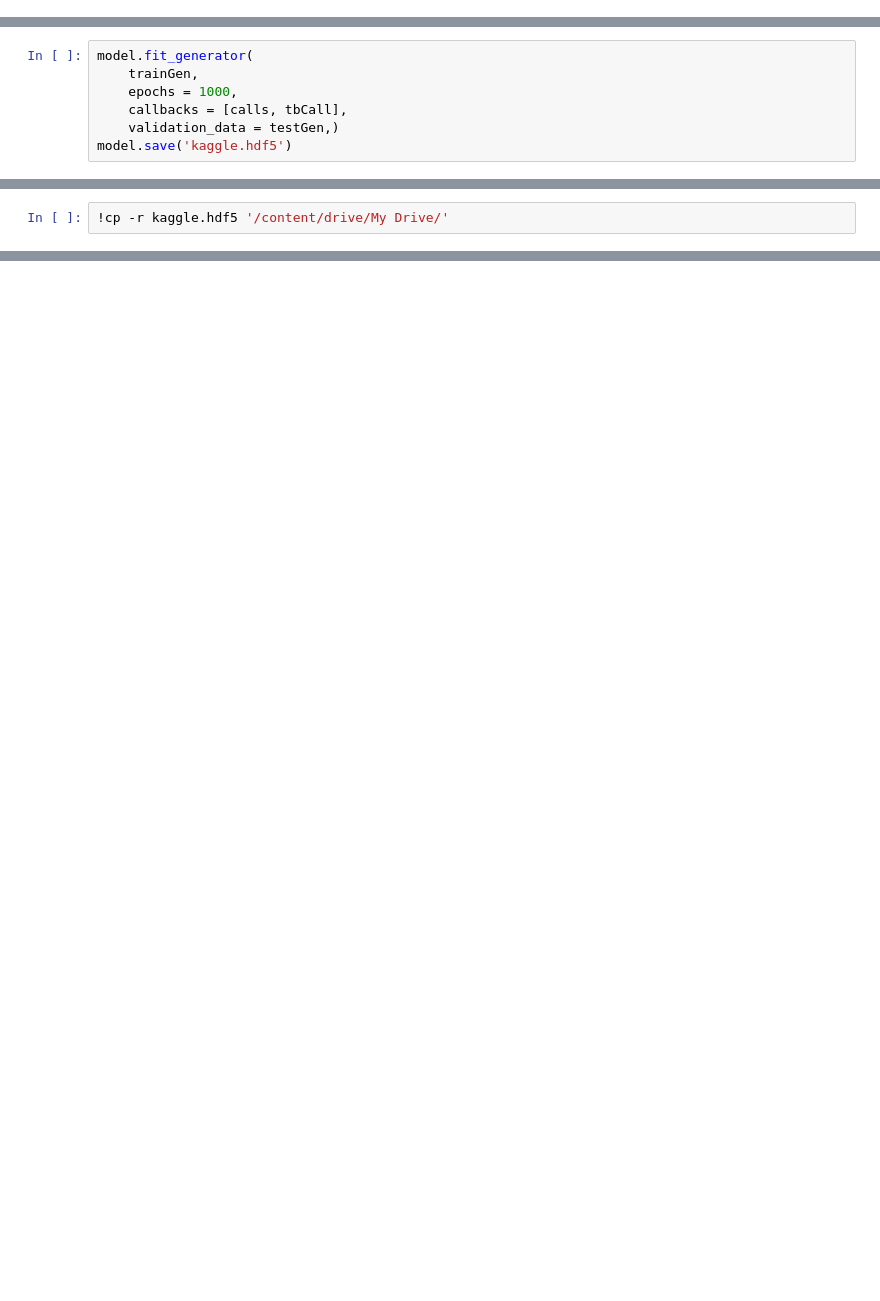
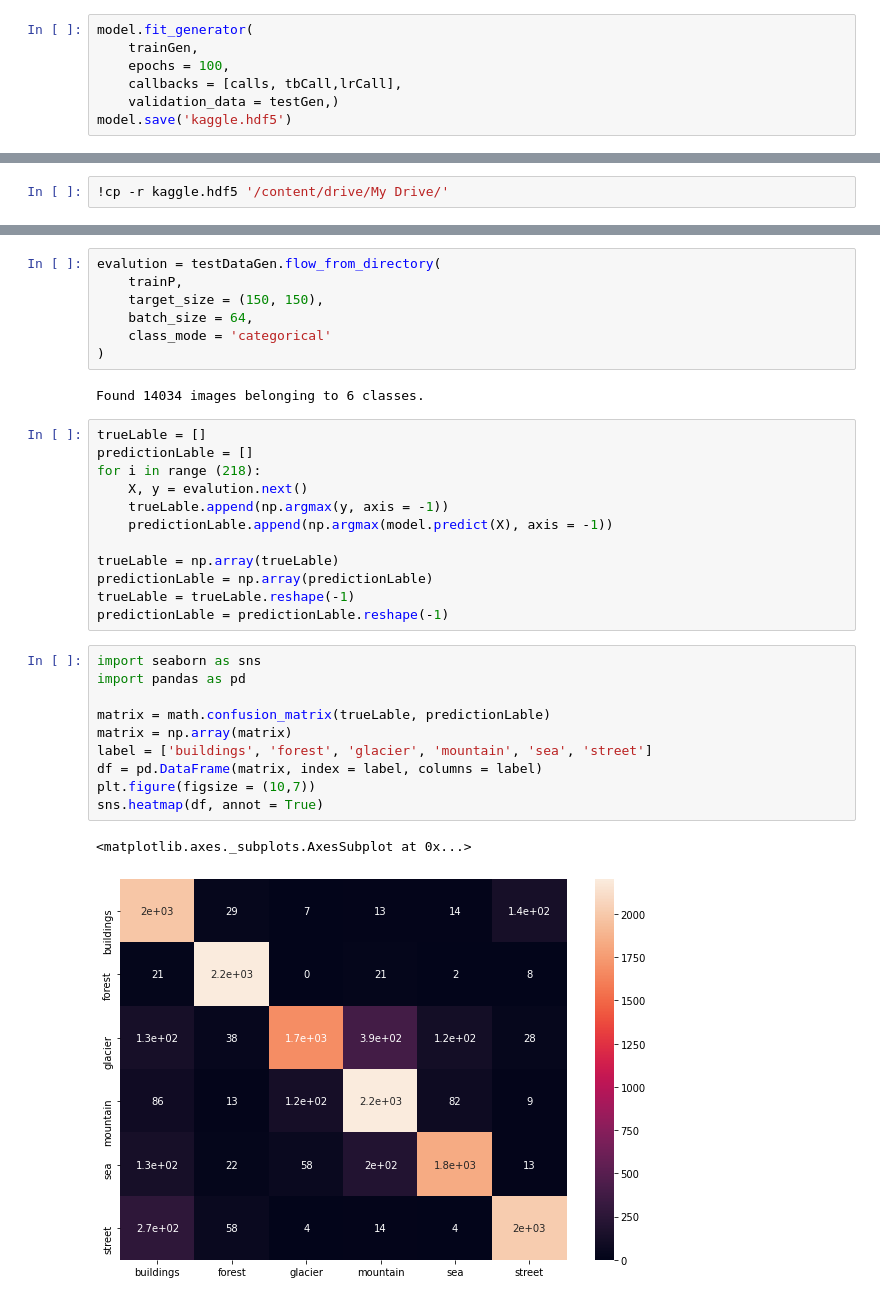
Before and after one commit to Vkshah20/Intel-Image-Classification, a Jupyter notebook: Intel_Image_Classification.ipynb, the cells around one changed output, grey strips where cells are left out. Drawn from its saved outputs; the diff is of its cells as text; blank space fills up the shorter version.

Commit message:
Plot added

```diff
--- a/Intel_Image_Classification.ipynb
+++ b/Intel_Image_Classification.ipynb
@@ -62,0 +85,7 @@ model.compile('adam', 'categorical_crossentropy', ['acc'])
+# %%
+model.fit_generator(
+    trainGen,
+    epochs = 100,
+    callbacks = [calls, tbCall,lrCall],
+    validation_data = testGen,)
+model.save('kaggle.hdf5')
@@ -82,7 +132,0 @@ from google.colab import files
-# %%
-model.fit_generator(
-    trainGen,
-    epochs = 1000,
-    callbacks = [calls, tbCall],
-    validation_data = testGen,)
-model.save('kaggle.hdf5')
@@ -128,0 +150,34 @@ Epoch 73/1000
+# %%
+evalution = testDataGen.flow_from_directory(
+    trainP,
+    target_size = (150, 150),
+    batch_size = 64,
+    class_mode = 'categorical'
+)
+# %% [output]
+Found 14034 images belonging to 6 classes.
+# %%
+trueLable = []
+predictionLable = []
+for i in range (218):
+    X, y = evalution.next()
+    trueLable.append(np.argmax(y, axis = -1))
+    predictionLable.append(np.argmax(model.predict(X), axis = -1))
+
+trueLable = np.array(trueLable)
+predictionLable = np.array(predictionLable)
+trueLable = trueLable.reshape(-1)
+predictionLable = predictionLable.reshape(-1)
+# %%
+import seaborn as sns
+import pandas as pd
+
+matrix = math.confusion_matrix(trueLable, predictionLable)
+matrix = np.array(matrix)
+label = ['buildings', 'forest', 'glacier', 'mountain', 'sea', 'street']
+df = pd.DataFrame(matrix, index = label, columns = label)
+plt.figure(figsize = (10,7))
+sns.heatmap(df, annot = True)
+# %% [output]
+<matplotlib.axes._subplots.AxesSubplot at 0x...>
+[figure, added]
```
Also changed, not shown: parts of 10 cells of this notebook.
